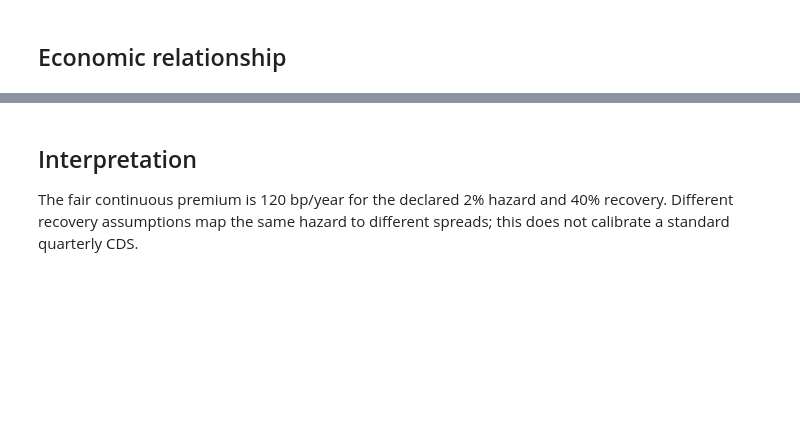
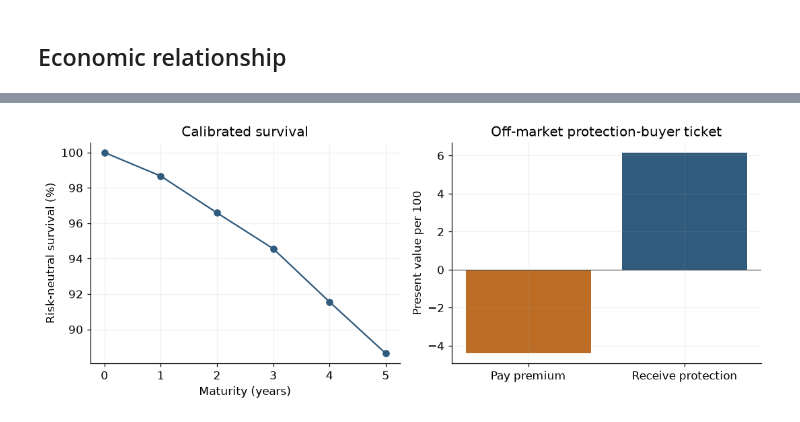
Before and after one commit to QuhiQuhihi/project_FICC_Quant, a Jupyter notebook: topics/11-credit-default-swaps/study.ipynb, the cells around one changed output, grey strips where cells are left out. Cells and saved outputs as stored; diff of their text form; code cells hidden in the pictures; blank space fills up the shorter version.

```diff
--- a/topics/11-credit-default-swaps/study.ipynb
+++ b/topics/11-credit-default-swaps/study.ipynb
@@ -39,16 +37,3 @@ check_hashes()
 ## Calculation and independent checks
 
 All inputs below are illustrative. Assertions check the identities discussed in the chapter.
-# %%
-from scipy.integrate import quad
-T,r,hazard,recovery,notional=5.0,.035,.02,.40,100.0
-annuity=-np.expm1(-(r+hazard)*T)/(r+hazard)
-quadrature=quad(lambda t:np.exp(-(r+hazard)*t),0,T)[0]
-fair_spread=(1-recovery)*hazard
-premium=notional*fair_spread*annuity
-protection=notional*(1-recovery)*hazard*annuity
-assert abs(annuity-quadrature)<1e-12
-assert abs(protection-premium)<1e-12
-assert 0<np.exp(-hazard*T)<1
-summary=pd.DataFrame([{'hazard_pct':100*hazard,'recovery_pct':100*recovery,'five_year_survival':np.exp(-hazard*T),'fair_continuous_spread_bp':1e4*fair_spread,'premium_PV':premium,'protection_PV':protection}])
-display(summary.round(6))
@@ -69,4 +120,10 @@ ax.legend();fig.tight_layout();plt.show()
-# %% [markdown]
-## Interpretation
-
-The fair continuous premium is 120 bp/year for the declared 2% hazard and 40% recovery. Different recovery assumptions map the same hazard to different spreads; this does not calibrate a standard quarterly CDS.
+# %%
+fig, axes = plt.subplots(1,2,figsize=(10,4))
+axes[0].plot(survival.years, 100*survival.survival, marker='o', color='#315b7d')
+axes[0].set(xlabel='Maturity (years)', ylabel='Risk-neutral survival (%)', title='Calibrated survival')
+axes[1].bar(['Pay premium','Receive protection'], [-premium,protection], color=['#bc6c25','#315b7d'])
+axes[1].axhline(0,color='#555555',lw=.8)
+axes[1].set(ylabel='Present value per 100', title='Off-market protection-buyer ticket')
+fig.tight_layout(); plt.show()
+# %% [output]
+[figure, added]
```
Also changed, not shown: parts of 7 cells of this notebook, 34 other files.
